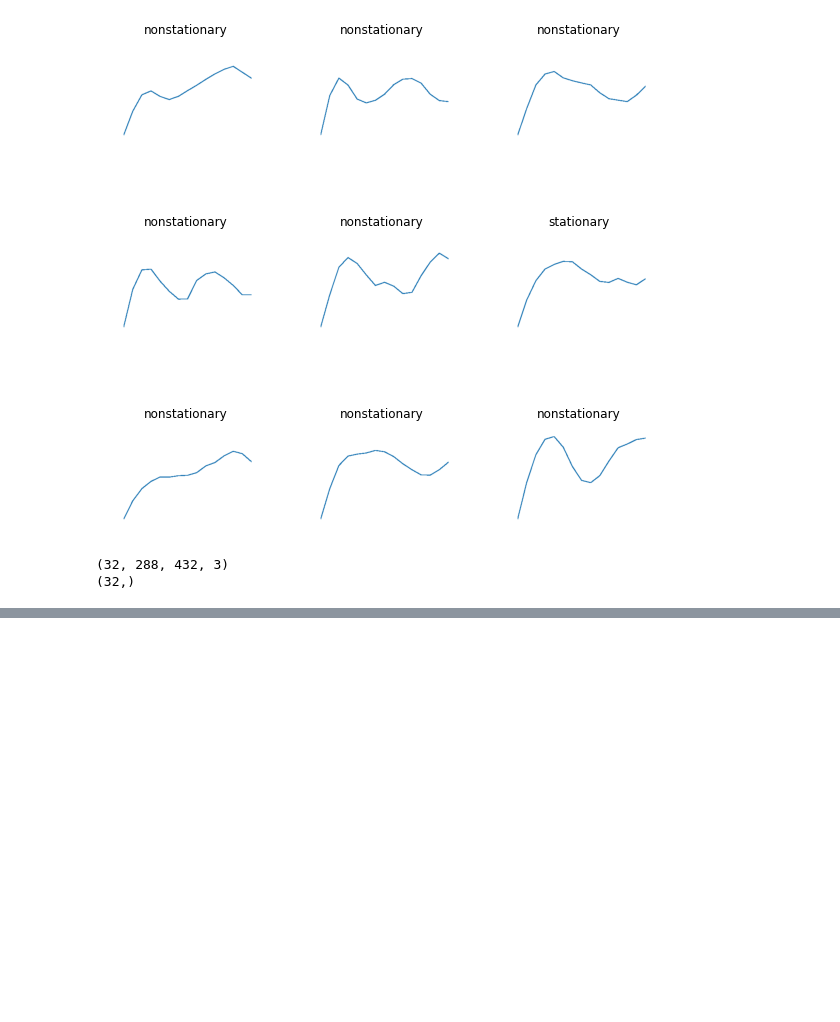
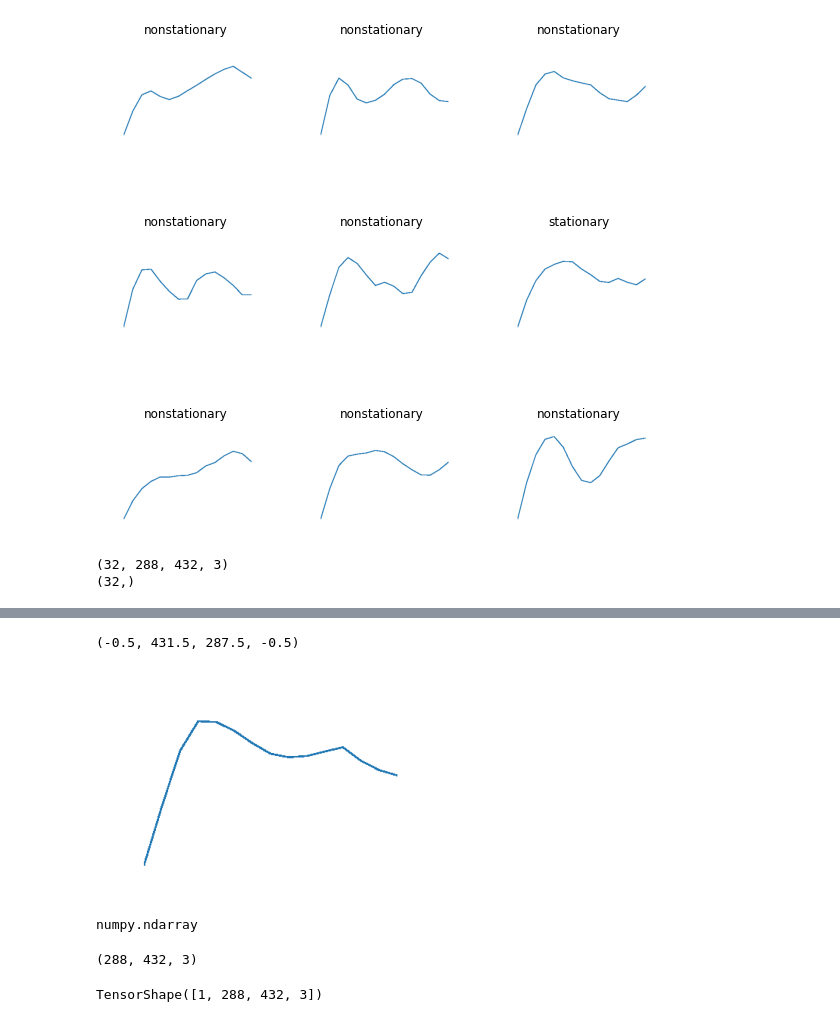
Before and after one commit to tadatoshi/time_series_plot_auto_analysis, a Jupyter notebook: notebooks/tensorflow_cnn_plot_image_classification.ipynb, the cells around one changed output, grey strips where cells are left out. Cells and saved outputs as stored; diff of their text form; code cells hidden in the pictures; blank space fills up the shorter version.

```diff
--- a/notebooks/tensorflow_cnn_plot_image_classification.ipynb
+++ b/notebooks/tensorflow_cnn_plot_image_classification.ipynb
@@ -117,0 +222,13 @@ for image_batch, labels_batch in train_ds:
+# %%
+new_stationary_plot_1_path = os.path.join(plots_data_dir,
+                                     'new_data_for_prediction/stationary/synthetic_variogram_20220701133525_2.png')
+
+new_stationary_plot_1 = tf.keras.utils.load_img(
+    new_stationary_plot_1_path, target_size=(img_height, img_width)
+)
+# %%
+plt.imshow(new_stationary_plot_1)
+plt.axis('off')
+# %% [output]
+(-0.5, 431.5, 287.5, -0.5)
+[figure, added]
@@ -117,0 +237,8 @@ for image_batch, labels_batch in train_ds:
+# %%
+type(new_stationary_plot_array_1)
+# %% [output]
+numpy.ndarray
+# %%
+new_stationary_plot_array_1.shape
+# %% [output]
+(288, 432, 3)
@@ -117,0 +247,4 @@ for image_batch, labels_batch in train_ds:
+# %%
+new_stationary_plot_array_1.shape
+# %% [output]
+TensorShape([1, 288, 432, 3])
```
Also changed, not shown: parts of 64 cells of this notebook, 1 other file.
